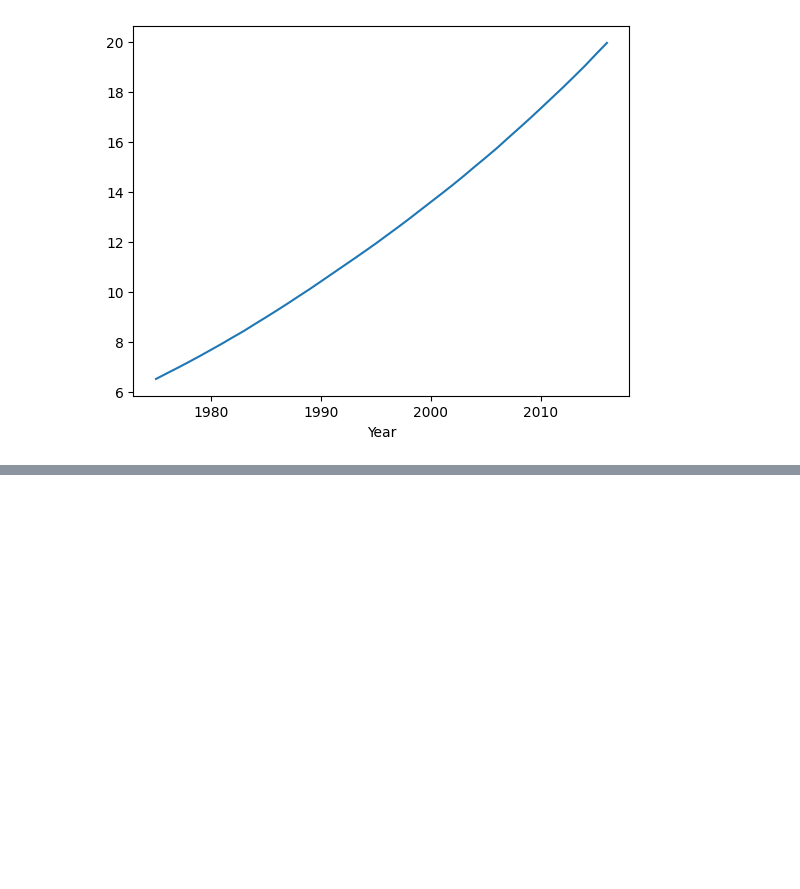
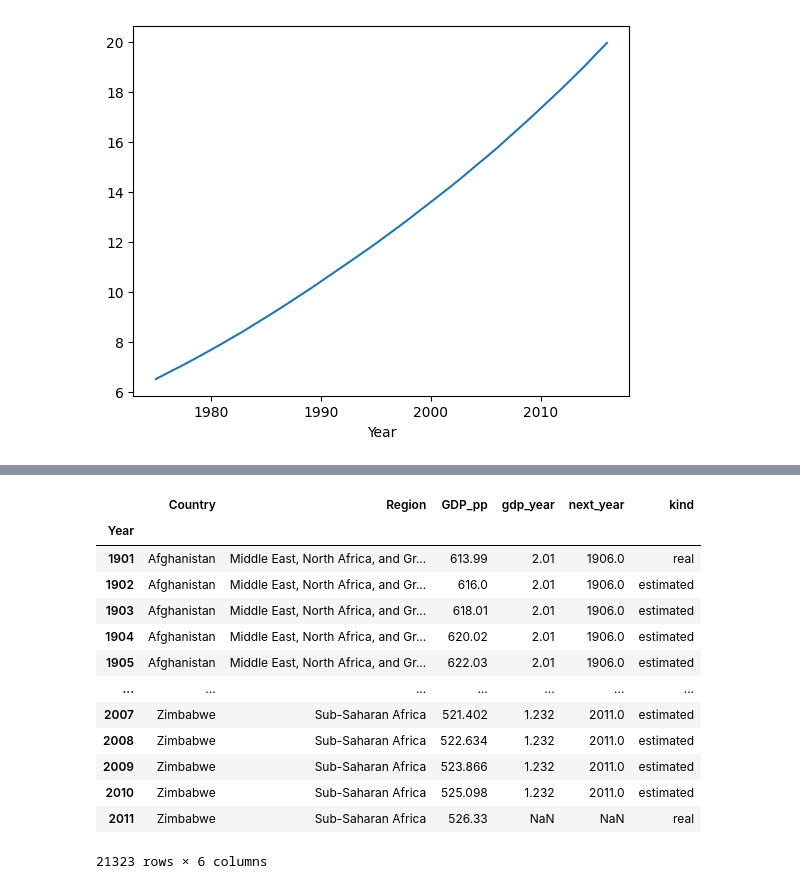
Before and after one commit to EmersonPalatti/eda-obesidade-pib, a Jupyter notebook: sample.ipynb, the cells around one changed output, grey strips where cells are left out. Cells and saved outputs as stored; diff of their text form; code cells hidden in the pictures; blank space fills up the shorter version.

```diff
--- a/sample.ipynb
+++ b/sample.ipynb
@@ -209,0 +341,6 @@ df_both.groupby('Year')['Obesity %'].mean().plot()
+# %%
+all_years = pd.RangeIndex(df_gdp['Year'].min(), df_gdp['Year'].max())
+missing_years = all_years.difference(df_gdp['Year'])
+
+df_years_off = pd.DataFrame({'Year': missing_years})
+df_years_off
@@ -209,0 +427,20 @@ df_both.groupby('Year')['Obesity %'].mean().plot()
+# %%
+df_gdp = pd.concat([df_gdp, new_data])
+df_gdp.sort_values(['Country', 'Year'], inplace=True)
+df_gdp.set_index('Year', inplace=True)
+df_gdp.fillna({'kind': 'real'}, inplace=True)
+# %% [output]
+|  | Country | Region | GDP_pp | gdp_year | next_year | kind |
+| Year |  |  |  |  |  |  |
+| 1901 | Afghanistan | Middle East, North Africa, and Gr... | 613.99 | 2.01 | 1906.0 | real |
+| 1902 | Afghanistan | Middle East, North Africa, and Gr... | 616.0 | 2.01 | 1906.0 | estimated |
+| 1903 | Afghanistan | Middle East, North Africa, and Gr... | 618.01 | 2.01 | 1906.0 | estimated |
+| 1904 | Afghanistan | Middle East, North Africa, and Gr... | 620.02 | 2.01 | 1906.0 | estimated |
+| 1905 | Afghanistan | Middle East, North Africa, and Gr... | 622.03 | 2.01 | 1906.0 | estimated |
+| ... | ... | ... | ... | ... | ... | ... |
+| 2007 | Zimbabwe | Sub-Saharan Africa | 521.402 | 1.232 | 2011.0 | estimated |
+| 2008 | Zimbabwe | Sub-Saharan Africa | 522.634 | 1.232 | 2011.0 | estimated |
+| 2009 | Zimbabwe | Sub-Saharan Africa | 523.866 | 1.232 | 2011.0 | estimated |
+| 2010 | Zimbabwe | Sub-Saharan Africa | 525.098 | 1.232 | 2011.0 | estimated |
+| 2011 | Zimbabwe | Sub-Saharan Africa | 526.33 | NaN | NaN | real |
+21323 rows × 6 columns
```
Also changed, not shown: parts of 28 cells of this notebook, 1 other file.
